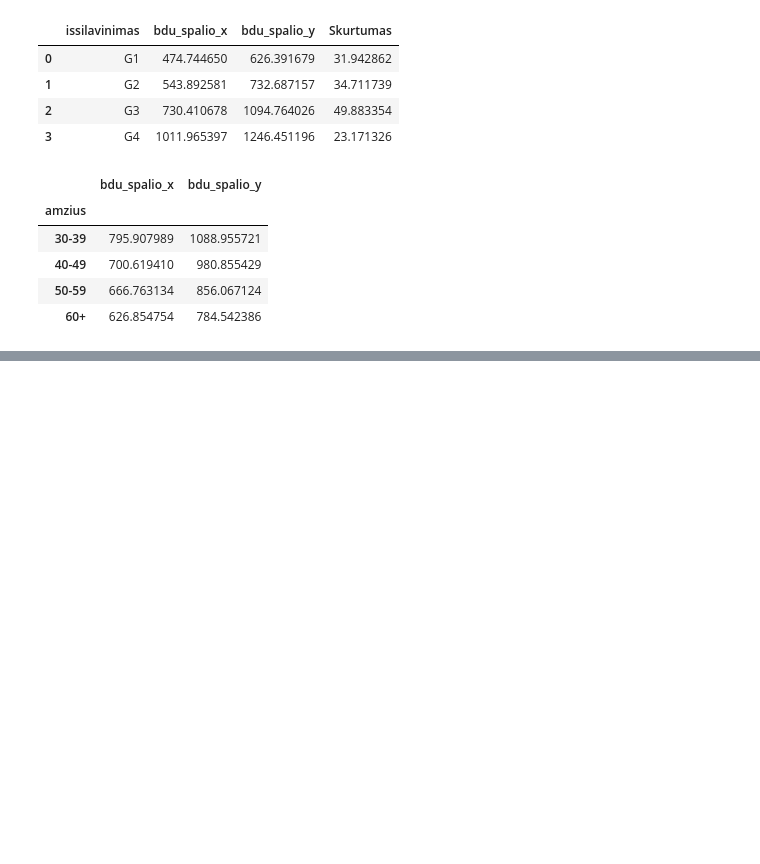
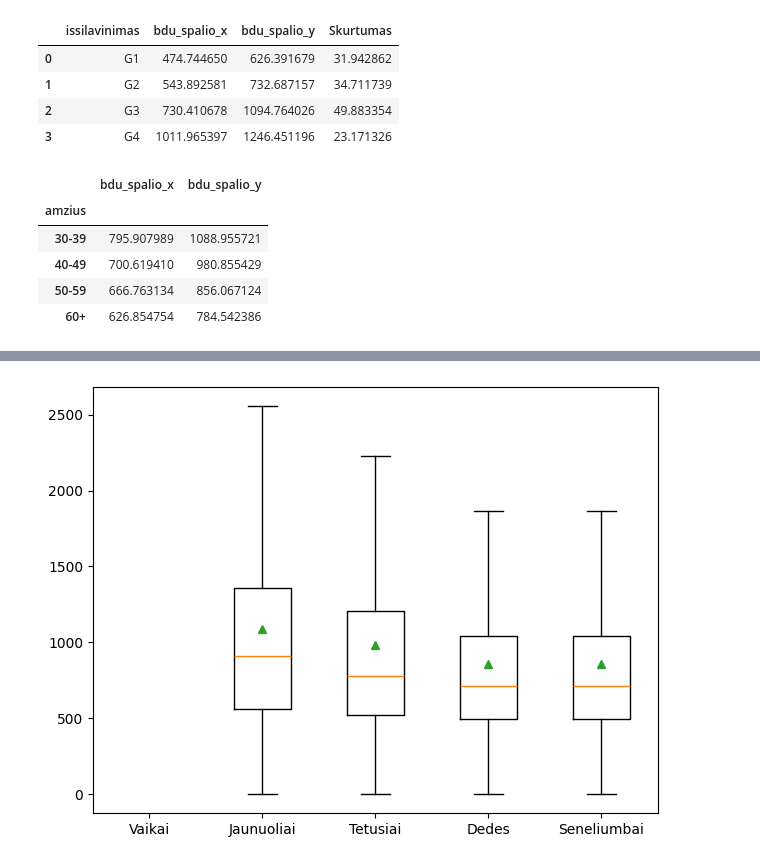
Before and after one commit to EmveeLT/JupyterNotebooks, a Jupyter notebook: Pandas2.ipynb, the cells around one changed output, grey strips where cells are left out. Cells and saved outputs as stored; diff of their text form; code cells hidden in the pictures; blank space fills up the shorter version.

```diff
--- a/Pandas2.ipynb
+++ b/Pandas2.ipynb
@@ -1975,0 +2080,29 @@ d14ird18["Skirtumais procentais"] = ((d14ird18["bdu_spalio_y"] - d14ird18["bdu_s
+# %%
+# sudėkite vizualizaciją boxplotais 2018 metų atlyginimų, pagal amžiaus grupes.
+#su subplots() sukurkite 2 grafikus, kairiajame parodykite moterų statistiką, dešiniąjame - vyrų. Prisiminkite ir sudėkite ašių pavadinimus
+
+# boxplot()
+atl_g1 = dus18.query('amzius == "14-19"')['bdu_spalio'].values
+atl_g2 = dus18.query('amzius == "20-29"')['bdu_spalio'].values
+atl_g2 = dus18.query('amzius == "30-39"')['bdu_spalio'].values
+atl_g3 = dus18.query('amzius == "40-49"')['bdu_spalio'].values
+atl_g5 = dus18.query('amzius == "50-59"')['bdu_spalio'].values
+
+atl = [atl_g1,atl_g2,atl_g3,atl_g4,atl_g5]
+
+edus = ['Vaikai' ,'Jaunuoliai', 'Tetusiai', 'Dedes', 'Seneliumbai']
+
+fig, axis = plt.subplots()
+#plotting code:
+
+axis.boxplot(atl, showmeans=True, showfliers=False)
+
+axis.set_xticklabels(edus)
+
+# axis.grid()
+#axis.legend(loc='best')
+#axis.ticklabel_format(style='plain')
+fig.tight_layout()
+plt.show()
+# %% [output]
+[figure, added]
```
Also changed, not shown: parts of 24 cells of this notebook.
